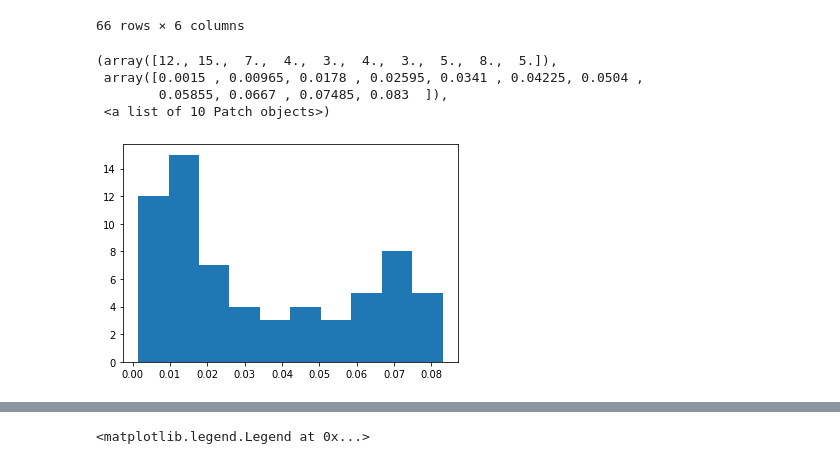
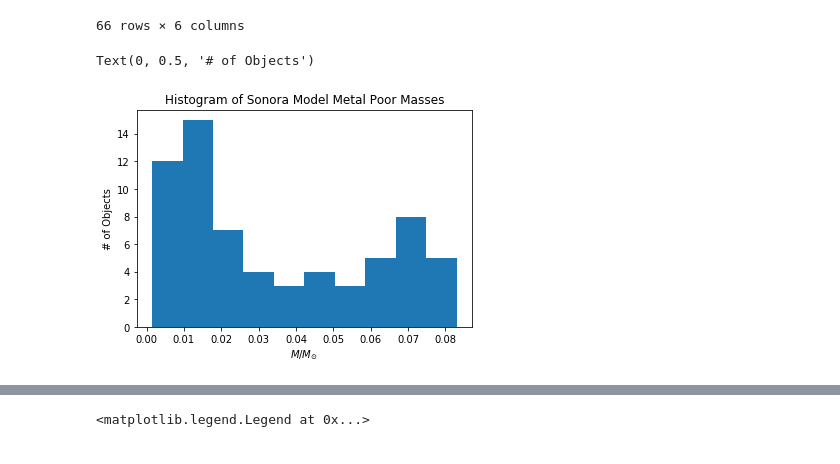
Before and after one commit to dhilligo/BDwarfLumFunction, a Jupyter notebook: GCNS Table Analysis.ipynb, the cells around one changed output, grey strips where cells are left out. Cells and saved outputs as stored; diff of their text form; code cells hidden in the pictures.

```diff
--- a/GCNS Table Analysis.ipynb
+++ b/GCNS Table Analysis.ipynb
@@ -601,14 +601,14 @@ metal_poor_model
 | 64 | 10.0 | 0.0800 | -3.646 | 2301.0 | 5.390 | 0.0945 |
 | 65 | 10.0 | 0.0830 | -3.477 | 2481.0 | 5.367 | 0.0988 |
 66 rows × 6 columns
-# %%
-plt.hist(metal_poor_model['M/Msun'])
-# %% [output]
-(array([12., 15.,  7.,  4.,  3.,  4.,  3.,  5.,  8.,  5.]),
- array([0.0015 , 0.00965, 0.0178 , 0.02595, 0.0341 , 0.04225, 0.0504 ,
-        0.05855, 0.0667 , 0.07485, 0.083  ]),
- <a list of 10 Patch objects>)
-[figure, removed]
+# %%
+plt.hist(metal_poor_model['M/Msun'])
+plt.title("Histogram of Sonora Model Metal Poor Masses")
+plt.xlabel(r"$M/M_{\odot}$")
+plt.ylabel("# of Objects")
+# %% [output]
+Text(0, 0.5, '# of Objects')
+[figure, added]
 # %%
 masses=np.linspace(0.0015,0.083,1000)
 # %%
```
Also changed, not shown: parts of 6 cells of this notebook.
